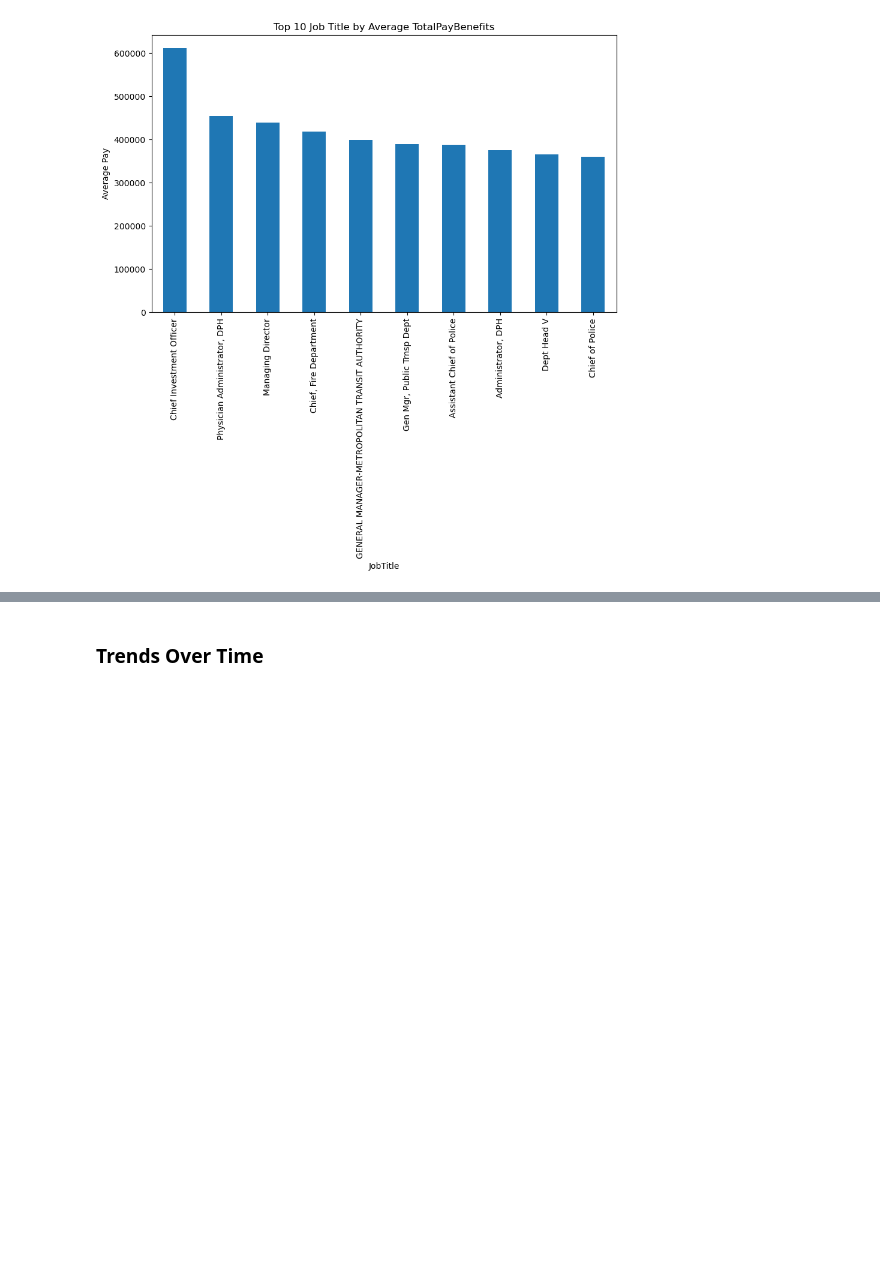
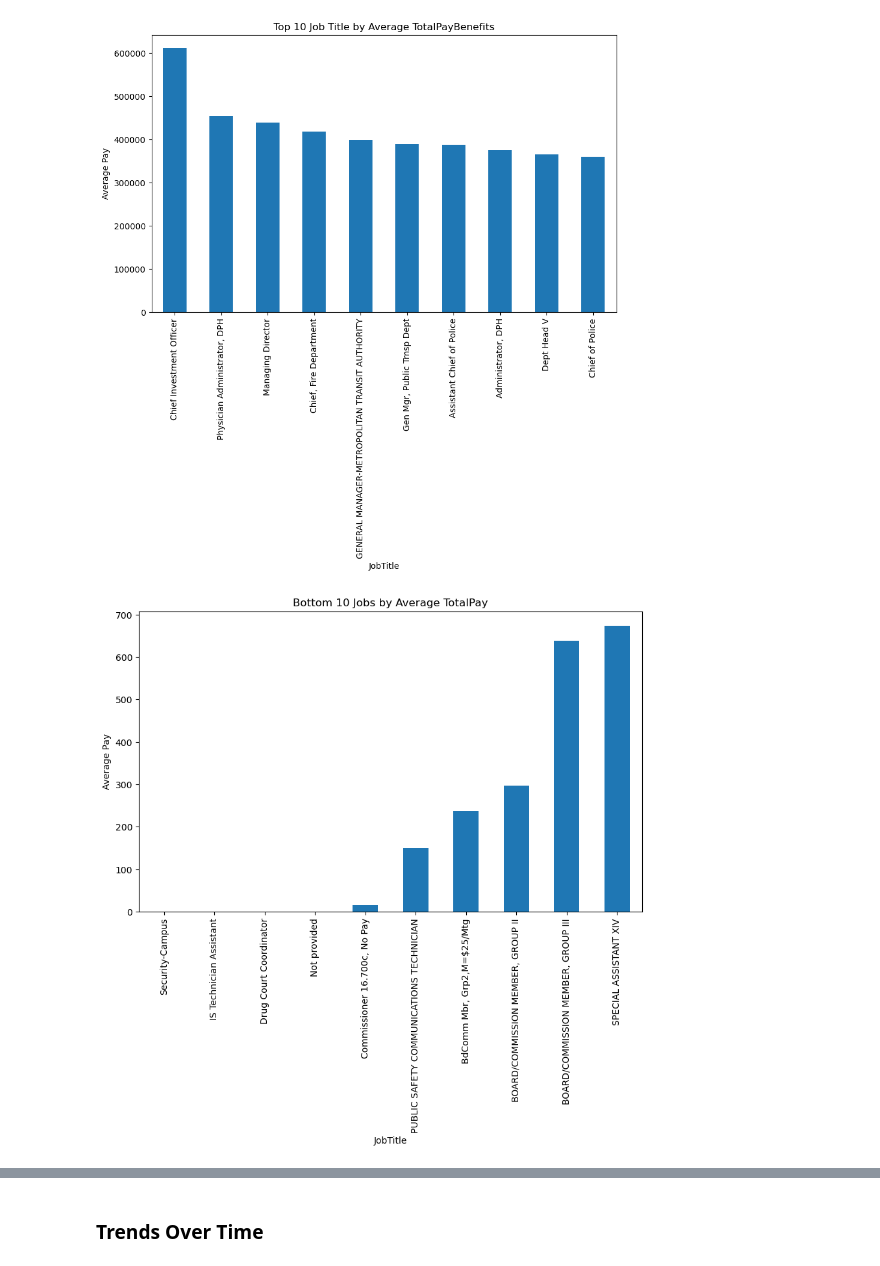
Before and after one commit to niteshkavade/San-Francisco-Employee-Salary-Prediction, a Jupyter notebook: San Francisco Employees Salary.ipynb, the cells around one changed output, grey strips where cells are left out. Cells and saved outputs as stored; diff of their text form; code cells hidden in the pictures; blank space fills up the shorter version.

Commit message:
Job Title Insights

```diff
--- a/San Francisco Employees Salary.ipynb
+++ b/San Francisco Employees Salary.ipynb
@@ -209,3 +211,12 @@ plt.ylabel("Average Pay")
 plt.show()
 # %% [output]
 [figure]
+# %%
+Low_Jobs = data.groupby("JobTitle")["TotalPay"].mean().sort_values(ascending=True).head(10)
+
+Low_Jobs.plot(kind="bar",figsize=(10,6))
+plt.title("Bottom 10 Jobs by Average TotalPay")
+plt.ylabel("Average Pay")
+plt.show()
+# %% [output]
+[figure, added]
```
Also changed, not shown: parts of 2 cells of this notebook.
